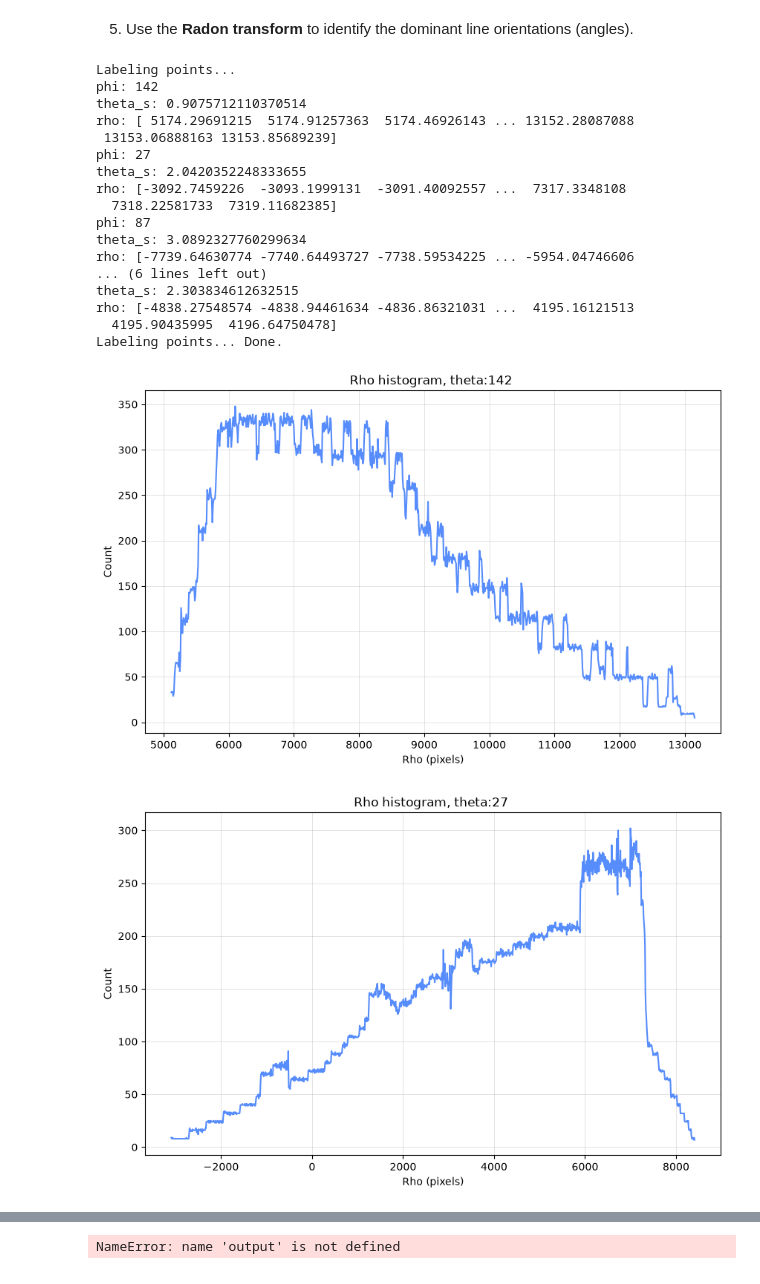
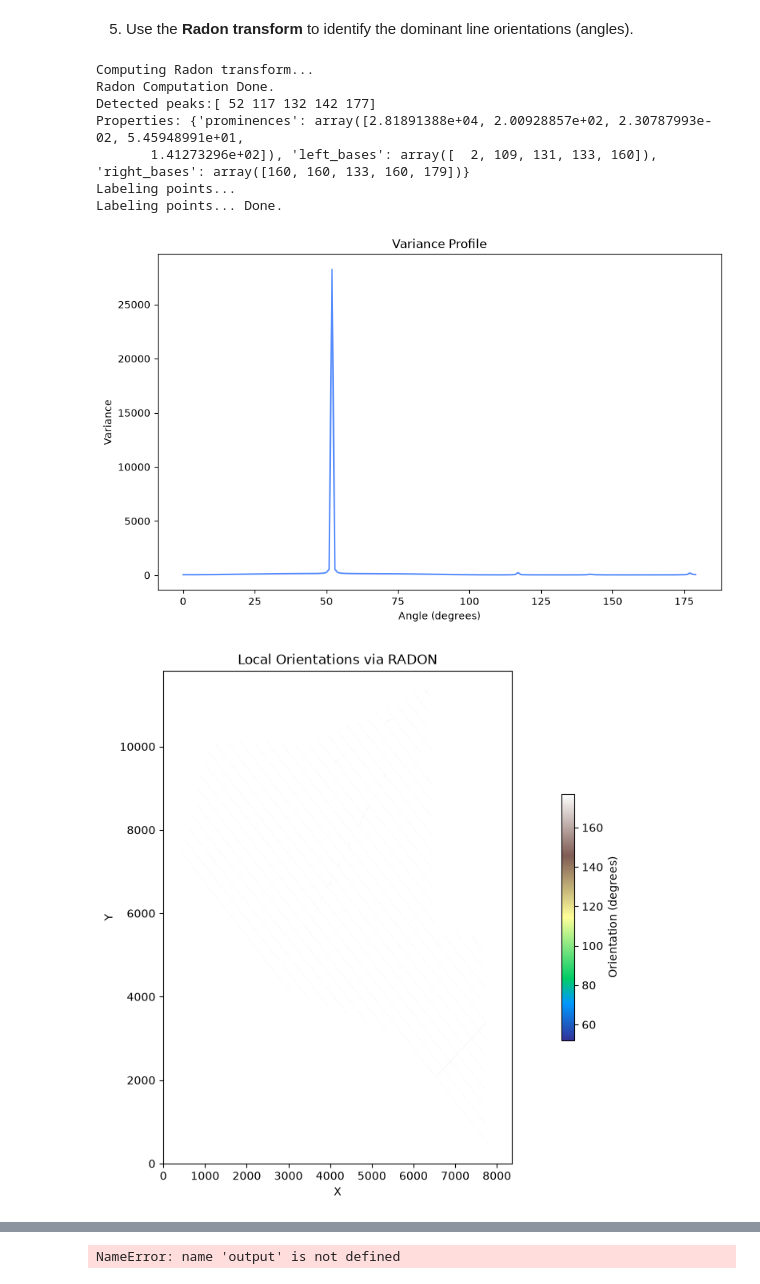
Before and after one commit to franciscorpuz/interpolation_uncertainty, a Jupyter notebook: notebooks/sim_D000141.ipynb, the cells around one changed output, grey strips where cells are left out. Drawn from its saved outputs; the diff is of its cells as text; code cells hidden in the pictures.

```diff
--- a/notebooks/sim_D000141.ipynb
+++ b/notebooks/sim_D000141.ipynb
@@ -121,30 +121,21 @@ bathy_thin.shape
 # %%
 # Run the Radon transform over the full skeleton to identify the single most
 # prominent orientation. The variance profile peaks at angles where projections
 # are concentrated — characteristic of linear features aligned with that angle.
+angle_info = None
 point_orientation, angle_info = compute_local_orientation(bathy_thin,
                                   method='radon',
                                   plot_orientation=True,
                                   circle=True,
                                   tol=5,
                                   precomputed_theta=angle_info)
 # %% [output]
+Computing Radon transform...
+Radon Computation Done.
+Detected peaks:[ 52 117 132 142 177]
+Properties: {'prominences': array([2.81891388e+04, 2.00928857e+02, 2.30787993e-02, 5.45948991e+01,
+       1.41273296e+02]), 'left_bases': array([  2, 109, 131, 133, 160]), 'right_bases': array([160, 160, 133, 160, 179])}
 Labeling points...
-phi: 142
-theta_s: 0.9075712110370514
-rho: [ 5174.29691215  5174.91257363  5174.46926143 ... 13152.28087088
- 13153.06888163 13153.85689239]
-phi: 27
-theta_s: 2.0420352248333655
-rho: [-3092.7459226  -3093.1999131  -3091.40092557 ...  7317.3348108
-  7318.22581733  7319.11682385]
-phi: 87
-theta_s: 3.0892327760299634
-rho: [-7739.64630774 -7740.64493727 -7738.59534225 ... -5954.04746606
-... (6 lines left out)
-theta_s: 2.303834612632515
-rho: [-4838.27548574 -4838.94461634 -4836.86321031 ...  4195.16121513
-  4195.90435995  4196.64750478]
 Labeling points... Done.
-[figure, old version]
+[figure, new version]
-[figure, old version]
+[figure, new version]
```
Also changed, not shown: parts of 3 cells of this notebook, 2 other files.
